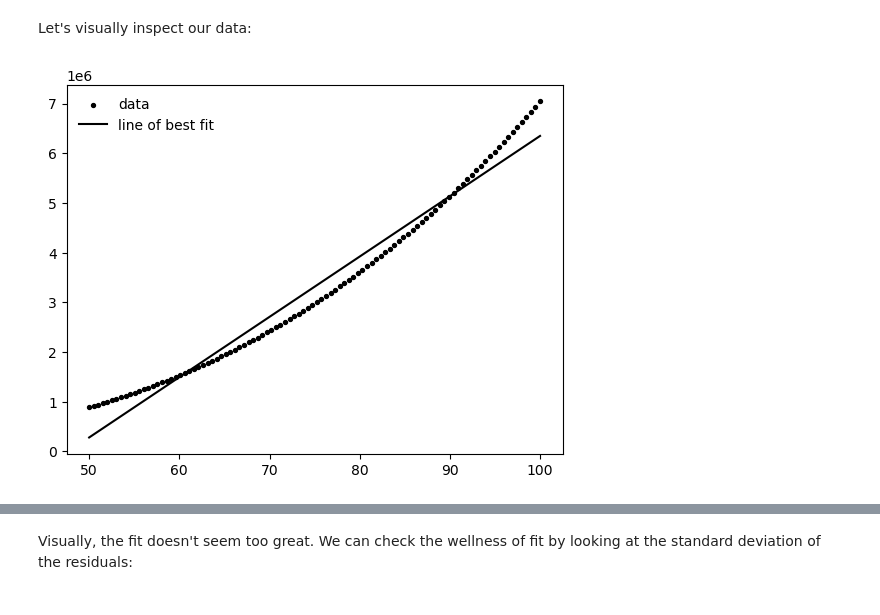
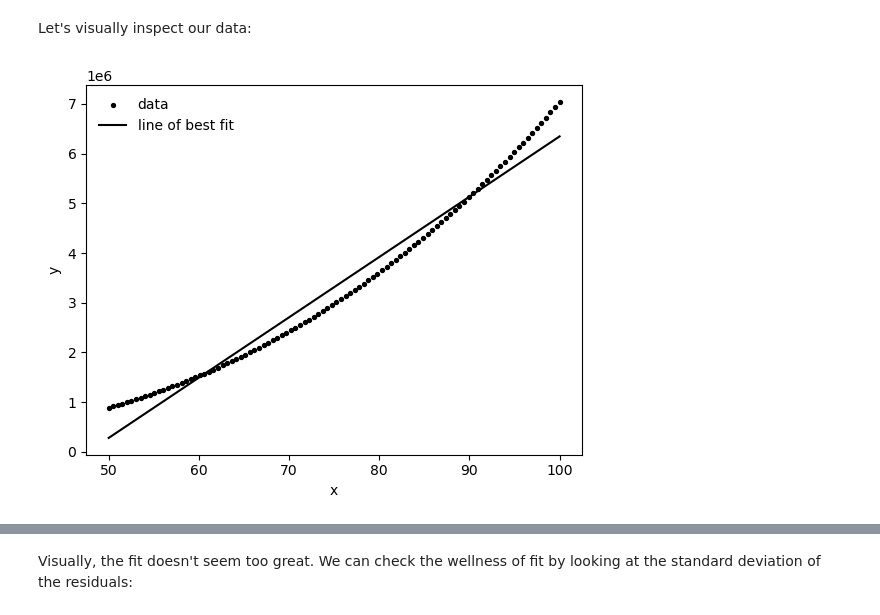
Before and after one commit to gilgarcia-01/ASTR5900, a Jupyter notebook: hw/data_fitting_project/solutions/homework_solutions.ipynb, the cells around one changed output, grey strips where cells are left out. Drawn from its saved outputs; the diff is of its cells as text; code cells hidden in the pictures.

```diff
--- a/hw/data_fitting_project/solutions/homework_solutions.ipynb
+++ b/hw/data_fitting_project/solutions/homework_solutions.ipynb
@@ -128,10 +130,12 @@ Let's visually inspect our data:
 # %%
 plt.scatter(data1['x'],data1['y'],color='k',label='data',s=8)
 plt.plot(data1['x'],yint_1b + slope_1b*data1['x'],color='k',label='line of best fit')
 plt.legend(frameon=False)
+plt.xlabel('x')
+plt.ylabel('y')
 plt.show()
 # %% [output]
-[figure, old version]
+[figure, new version]
 # %%
 #we plot the residuals of our data as well
 line_of_best_fit_1b = yint_1b + slope_1b*data1['x']
```
Also changed, not shown: parts of 5 cells of this notebook.
